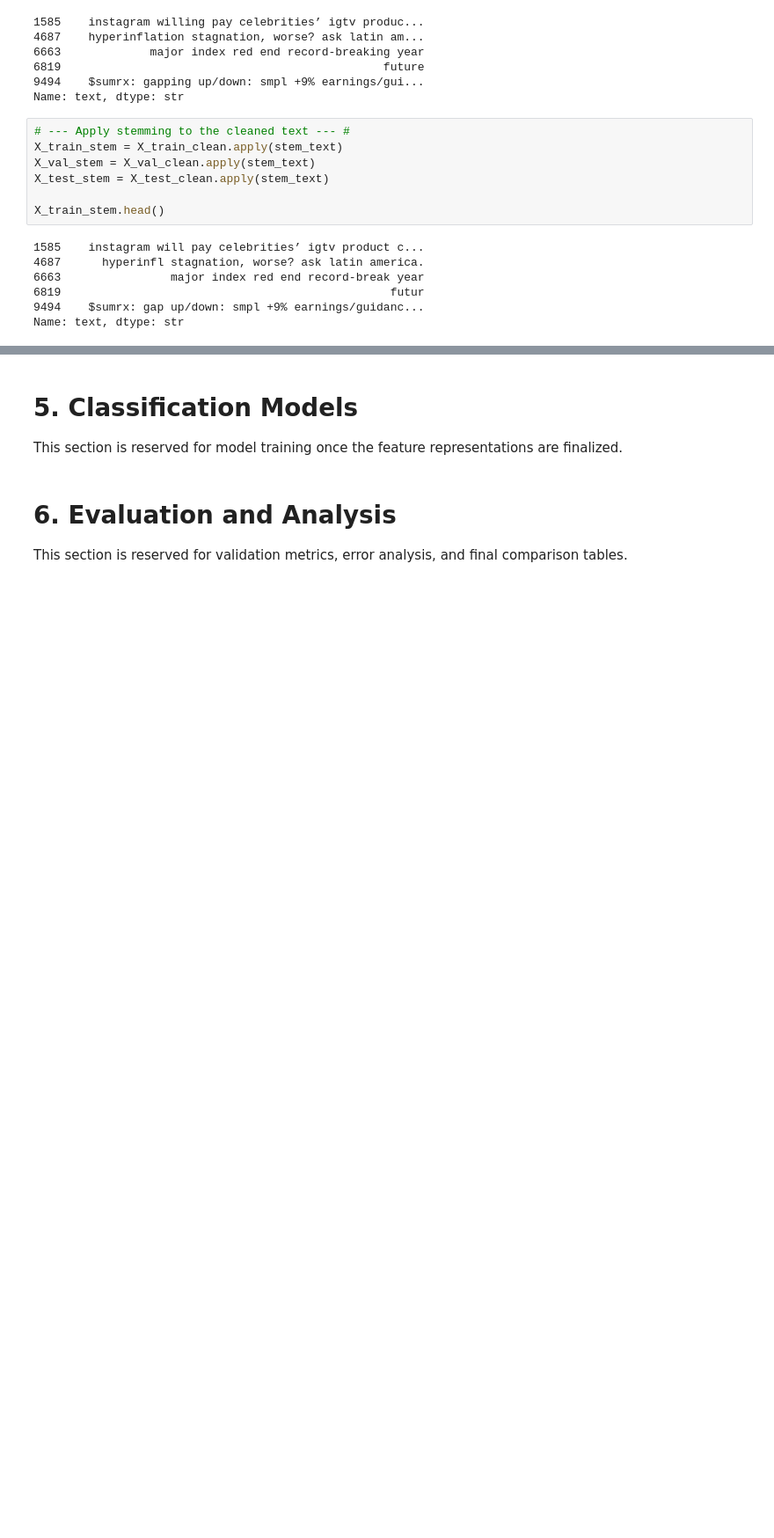
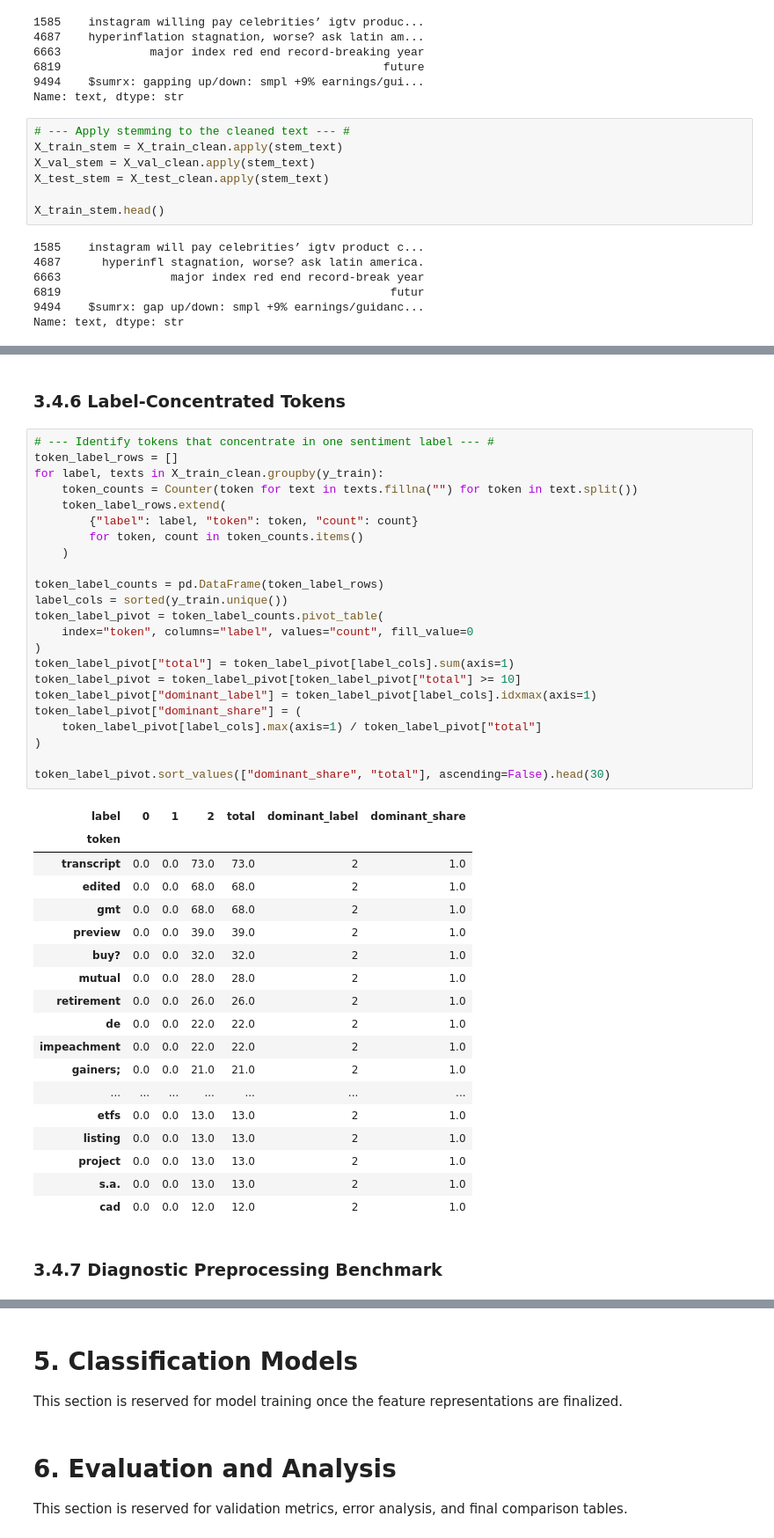
Before and after one commit to alexmr-ds/text_mining_project, a Jupyter notebook: notebooks/workflow.ipynb, the cells around one changed output, grey strips where cells are left out. Shown at 88% size. Cells and saved outputs as stored; diff of their text form; blank space fills up the shorter version.

```diff
--- a/notebooks/workflow.ipynb
+++ b/notebooks/workflow.ipynb
@@ -466,0 +660,46 @@ This section is reserved for vectorization and feature extraction experiments bu
+# %% [markdown]
+### 3.4.6 Label-Concentrated Tokens
+# %%
+# --- Identify tokens that concentrate in one sentiment label --- #
+token_label_rows = []
+for label, texts in X_train_clean.groupby(y_train):
+    token_counts = Counter(token for text in texts.fillna("") for token in text.split())
+    token_label_rows.extend(
+        {"label": label, "token": token, "count": count}
+        for token, count in token_counts.items()
+    )
+
+token_label_counts = pd.DataFrame(token_label_rows)
+label_cols = sorted(y_train.unique())
+token_label_pivot = token_label_counts.pivot_table(
+    index="token", columns="label", values="count", fill_value=0
+)
+token_label_pivot["total"] = token_label_pivot[label_cols].sum(axis=1)
+token_label_pivot = token_label_pivot[token_label_pivot["total"] >= 10]
+token_label_pivot["dominant_label"] = token_label_pivot[label_cols].idxmax(axis=1)
+token_label_pivot["dominant_share"] = (
+    token_label_pivot[label_cols].max(axis=1) / token_label_pivot["total"]
+)
+
+token_label_pivot.sort_values(["dominant_share", "total"], ascending=False).head(30)
+# %% [output]
+| label | 0 | 1 | 2 | total | dominant_label | dominant_share |
+| token |  |  |  |  |  |  |
+| transcript | 0.0 | 0.0 | 73.0 | 73.0 | 2 | 1.0 |
+| edited | 0.0 | 0.0 | 68.0 | 68.0 | 2 | 1.0 |
+| gmt | 0.0 | 0.0 | 68.0 | 68.0 | 2 | 1.0 |
+| preview | 0.0 | 0.0 | 39.0 | 39.0 | 2 | 1.0 |
+| buy? | 0.0 | 0.0 | 32.0 | 32.0 | 2 | 1.0 |
+| mutual | 0.0 | 0.0 | 28.0 | 28.0 | 2 | 1.0 |
+| retirement | 0.0 | 0.0 | 26.0 | 26.0 | 2 | 1.0 |
+| de | 0.0 | 0.0 | 22.0 | 22.0 | 2 | 1.0 |
+| impeachment | 0.0 | 0.0 | 22.0 | 22.0 | 2 | 1.0 |
+| gainers; | 0.0 | 0.0 | 21.0 | 21.0 | 2 | 1.0 |
+| ... | ... | ... | ... | ... | ... | ... |
+| etfs | 0.0 | 0.0 | 13.0 | 13.0 | 2 | 1.0 |
+| listing | 0.0 | 0.0 | 13.0 | 13.0 | 2 | 1.0 |
+| project | 0.0 | 0.0 | 13.0 | 13.0 | 2 | 1.0 |
+| s.a. | 0.0 | 0.0 | 13.0 | 13.0 | 2 | 1.0 |
+| cad | 0.0 | 0.0 | 12.0 | 12.0 | 2 | 1.0 |
+# %% [markdown]
+### 3.4.7 Diagnostic Preprocessing Benchmark
```
Also changed, not shown: parts of 61 cells of this notebook, 14 other files.
